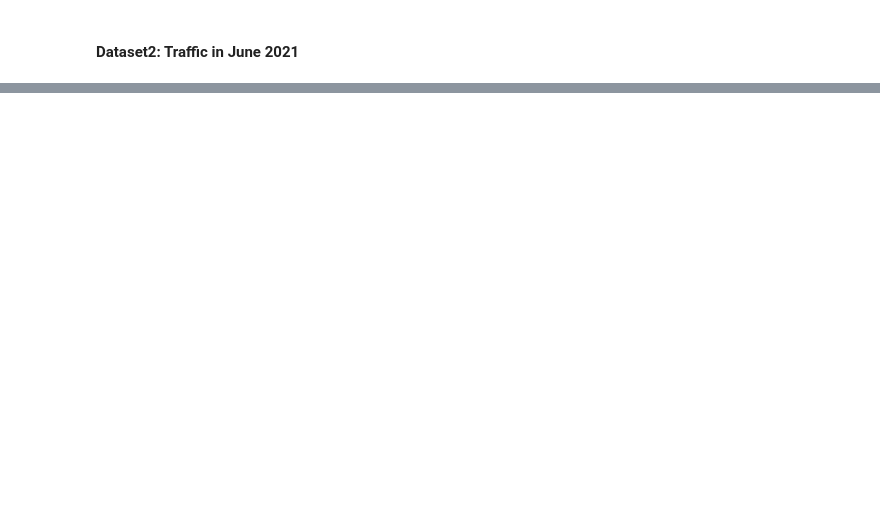
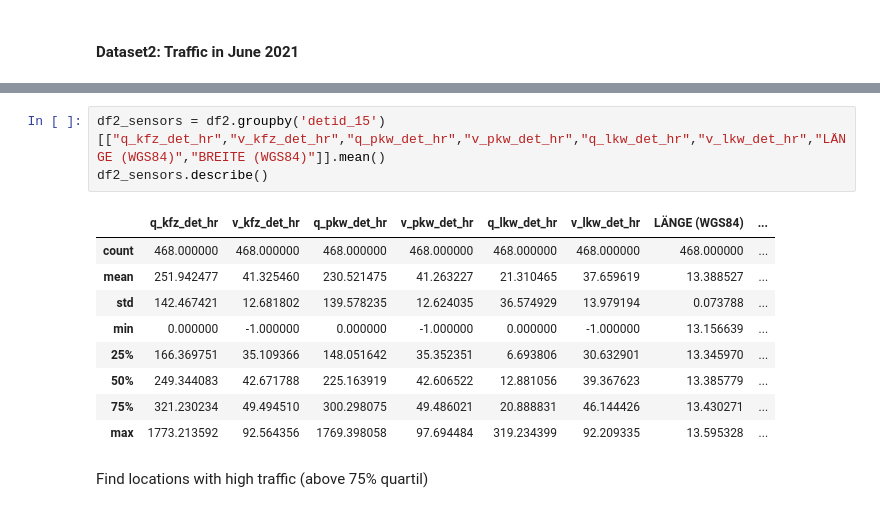
Before and after one commit to helenakohl/2023-amse-template, a Jupyter notebook: exploration.ipynb, the cells around one changed output, grey strips where cells are left out. Drawn from its saved outputs; the diff is of its cells as text; blank space fills up the shorter version.

```diff
--- a/exploration.ipynb
+++ b/exploration.ipynb
@@ -111,0 +222,15 @@ plt.show()
+# %%
+df2_sensors = df2.groupby('detid_15')[["q_kfz_det_hr","v_kfz_det_hr","q_pkw_det_hr","v_pkw_det_hr","q_lkw_det_hr","v_lkw_det_hr","LÄNGE (WGS84)","BREITE (WGS84)"]].mean()
+df2_sensors.describe()
+# %% [output]
+|  | q_kfz_det_hr | v_kfz_det_hr | q_pkw_det_hr | v_pkw_det_hr | q_lkw_det_hr | v_lkw_det_hr | LÄNGE (WGS84) | ... |
+| count | 468.000000 | 468.000000 | 468.000000 | 468.000000 | 468.000000 | 468.000000 | 468.000000 | ... |
+| mean | 251.942477 | 41.325460 | 230.521475 | 41.263227 | 21.310465 | 37.659619 | 13.388527 | ... |
+| std | 142.467421 | 12.681802 | 139.578235 | 12.624035 | 36.574929 | 13.979194 | 0.073788 | ... |
+| min | 0.000000 | -1.000000 | 0.000000 | -1.000000 | 0.000000 | -1.000000 | 13.156639 | ... |
+| 25% | 166.369751 | 35.109366 | 148.051642 | 35.352351 | 6.693806 | 30.632901 | 13.345970 | ... |
+| 50% | 249.344083 | 42.671788 | 225.163919 | 42.606522 | 12.881056 | 39.367623 | 13.385779 | ... |
+| 75% | 321.230234 | 49.494510 | 300.298075 | 49.486021 | 20.888831 | 46.144426 | 13.430271 | ... |
+| max | 1773.213592 | 92.564356 | 1769.398058 | 97.694484 | 319.234399 | 92.209335 | 13.595328 | ... |
+# %% [markdown]
+Find locations with high traffic (above 75% quartil)
```
Also changed, not shown: parts of 17 cells of this notebook, 4 other files.
